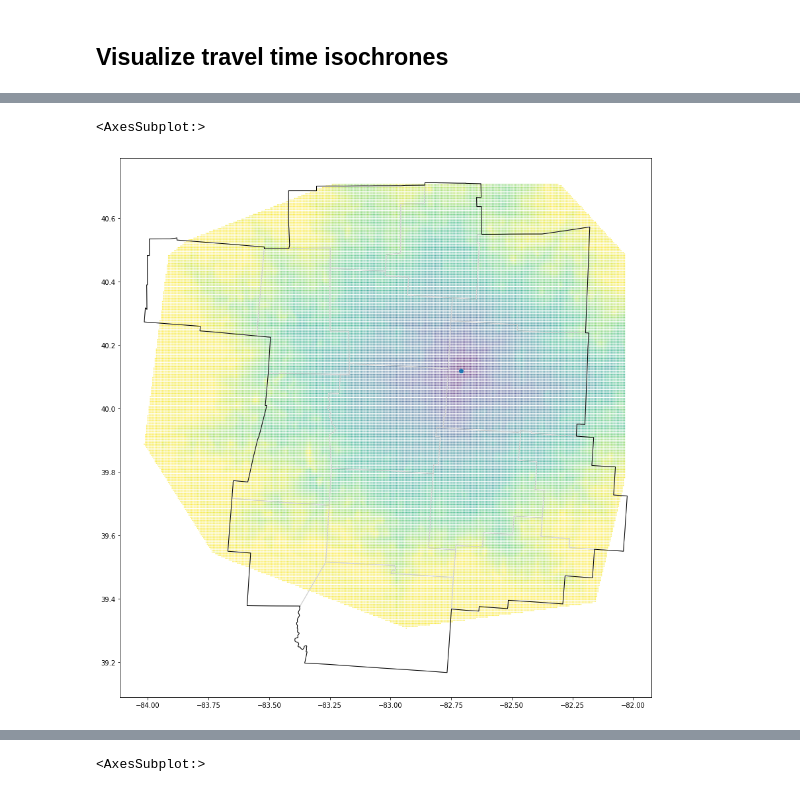
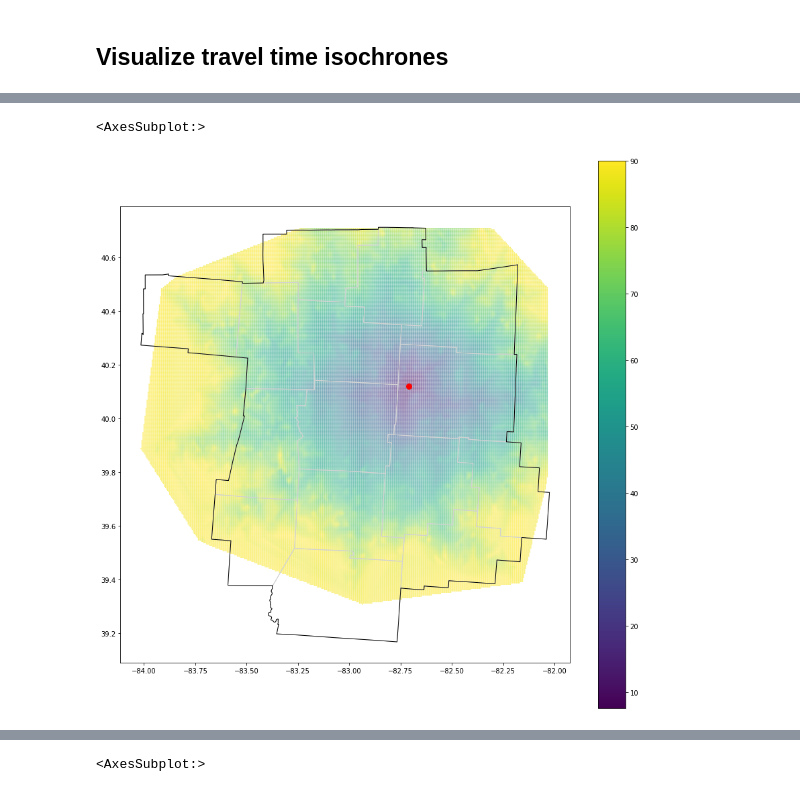
Before and after one commit to aporr/r5r-demo, a Jupyter notebook: Step 3 - Final analysis.ipynb, the cells around one changed output, grey strips where cells are left out. Cells and saved outputs as stored; diff of their text form; code cells hidden in the pictures.

```diff
--- a/Step 3 - Final analysis.ipynb
+++ b/Step 3 - Final analysis.ipynb
@@ -116,8 +135,8 @@ tightgrid["travel_time"] = z
 # %%
-ax = tightgrid.plot(column="travel_time", cmap="viridis", markersize=0.2, figsize=(15,15))
+ax = tightgrid.plot(column="travel_time", cmap="viridis", markersize=0.2, figsize=(15,15), legend=True)
 counties.plot(ax=ax, edgecolor="lightgrey", facecolor="none")
 region.plot(ax=ax, edgecolor="black", facecolor="none")
-site.plot(ax=ax)
+site.plot(ax=ax, color="red", markersize=64)
 # %% [output]
 <AxesSubplot:>
-[figure, old version]
+[figure, new version]
```
Also changed, not shown: parts of 61 cells of this notebook, 14 other files.
